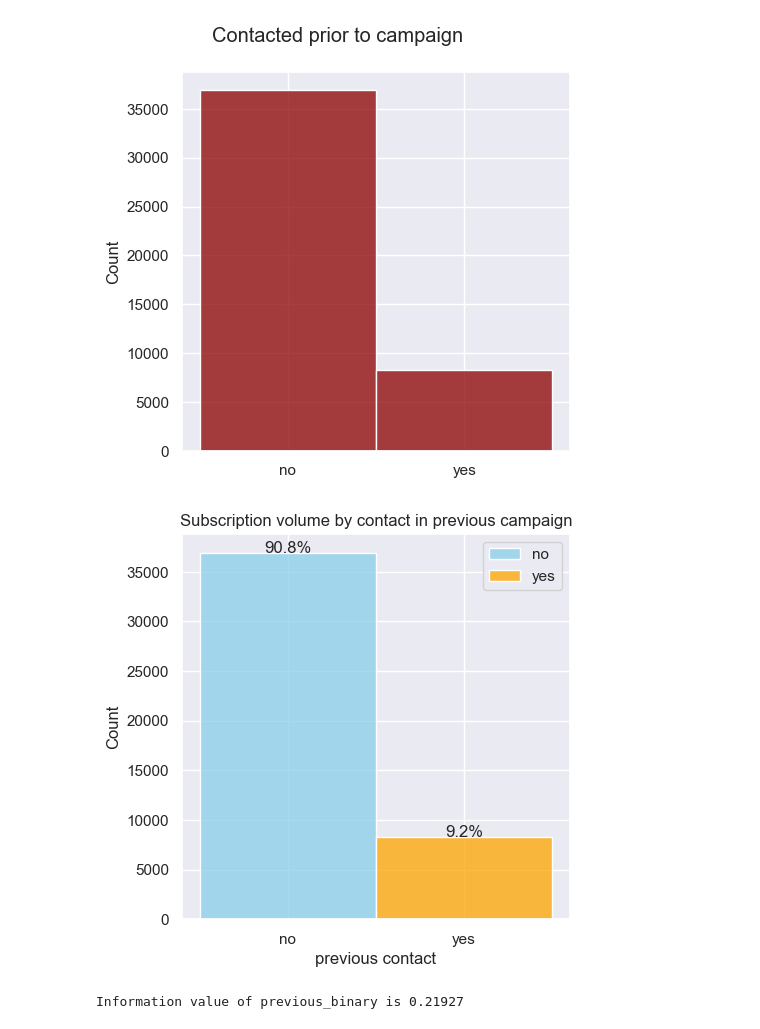
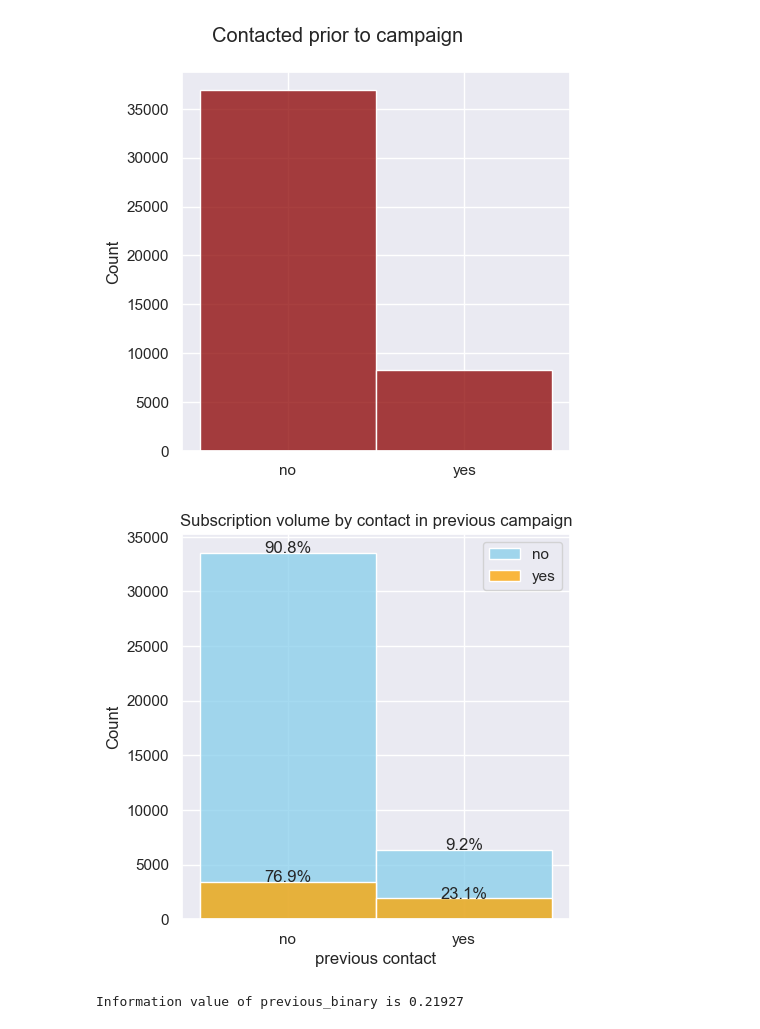
Before and after one commit to Tinahan789/rocket_case_study, a Jupyter notebook: notebooks/bank_marketing_eda.ipynb, the cells around one changed output. Cells and saved outputs as stored; diff of their text form; code cells hidden in the pictures.

```diff
--- a/notebooks/bank_marketing_eda.ipynb
+++ b/notebooks/bank_marketing_eda.ipynb
@@ -487,25 +487,25 @@ plt.show()
 # %%
 feature = 'previous_binary'
 # sns.histplot(data=df, x=feature, kde=False, color="violet", label = "all")
-ax = sns.histplot(data=df[df[feature] == 'no'], x=feature, kde=False, color="skyblue", label = "no")
-sns.histplot(data=df[df[feature] == 'yes'], x=feature, kde=False, color="orange", label = "yes")
+ax = sns.histplot(data=df[df['y'] == 'no'], x=feature, kde=False, color="skyblue", label = "no")
+sns.histplot(data=df[df['y'] == 'yes'], x=feature, kde=False, color="orange", label = "yes")
 nono = len(df[(df[feature] == 'no')&(df.y == 'no')])/len(df[df[feature] == 'no'])*100
 noyes = len(df[(df[feature] == 'no')&(df.y == 'yes')])/len(df[df[feature] == 'no'])*100
 yesno = len(df[(df[feature] == 'yes')&(df.y == 'no')])/len(df[df[feature] == 'yes'])*100
 yesyes = len(df[(df[feature] == 'yes')&(df.y == 'yes')])/len(df[df[feature] == 'yes'])*100
 percentage = [nono, noyes, yesno, yesyes]
 patches = ax.patches
 for i in range(len(patches)):
    x = patches[i].get_x() + patches[i].get_width()/2
    y = patches[i].get_height()
    ax.annotate('{:.1f}%'.format(percentage[i]), (x, y), ha='center')
 plt.legend()
 plt.title('Subscription volume by contact in previous campaign')
 plt.xlabel("previous contact")
 plt.savefig(os.path.join(plot_path, 'subscription_prev_contact.png'))
 plt.show()
 # %% [output]
-[figure, old version]
+[figure, new version]
 # %%
 df['y_bin'] = np.where(df['y']=="yes", 1, 0)
 iv, woe = iv_woe(df[['previous_binary', 'y_bin']], 'y_bin', bins=10, show_woe=False)
```
